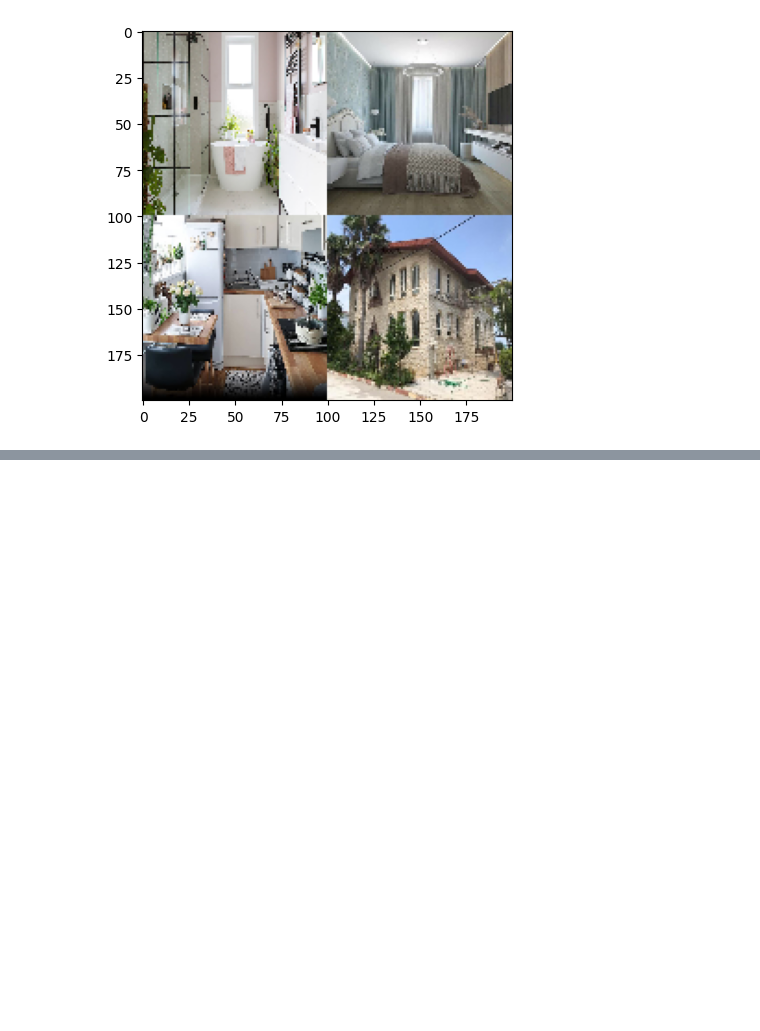
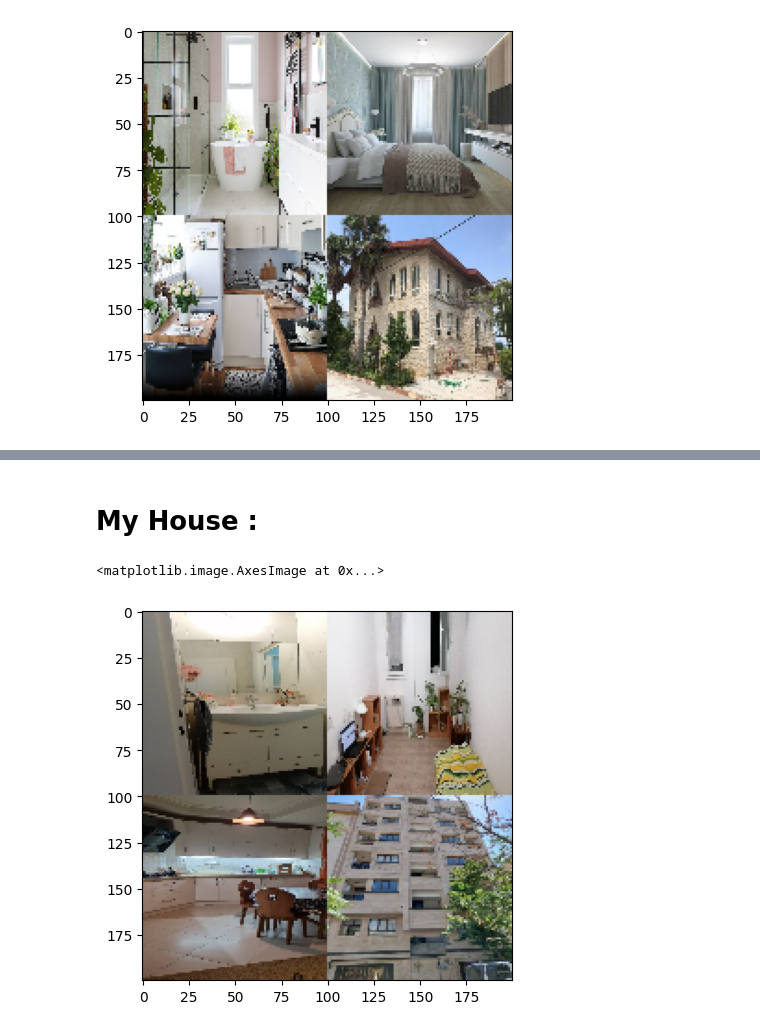
Before and after one commit to Kiana-Jahanshid/House-Price-Prediction, a Jupyter notebook: House_Price_Prediction_CNN_Regression.ipynb, the cells around one changed output, grey strips where cells are left out. Drawn from its saved outputs; the diff is of its cells as text; code cells hidden in the pictures; blank space fills up the shorter version.

Commit message:
my house pic added

```diff
--- a/House_Price_Prediction_CNN_Regression.ipynb
+++ b/House_Price_Prediction_CNN_Regression.ipynb
@@ -346,7 +350,7 @@ df_images
 Name: Images, dtype: object
 # %%
 images=[]
-for i in range(1) :
+for i in range(2) :
   basePath = os.path.sep.join([test_images_dir, "{}_*".format(i + 1)])
   print(basePath)
   housePaths = sorted(list(glob.glob(basePath)))
@@ -366,7 +370,7 @@ for i in range(1) :
   outputImage[100:200, 0:100] = inputImages[3]
   images.append(outputImage)
 
-  images = np.array(images)
+images = np.array(images)
 # %% [output]
 /content/test/1_*
 ['/content/test/1_bathroom.jpg', '/content/test/1_bedroom.jpg', '/content/test/1_frontal.jpg', '/content/test/1_kitchen.jpg']
@@ -398,2 +404,9 @@ print('predicted Price : ' , output[0][0])
 predicted Price :  183165.69
 [figure]
+# %% [markdown]
+# My House :
+# %%
+plt.imshow(images[1])
+# %% [output]
+<matplotlib.image.AxesImage at 0x...>
+[figure, added]
```
Also changed, not shown: parts of 7 cells of this notebook, 6 other files.
